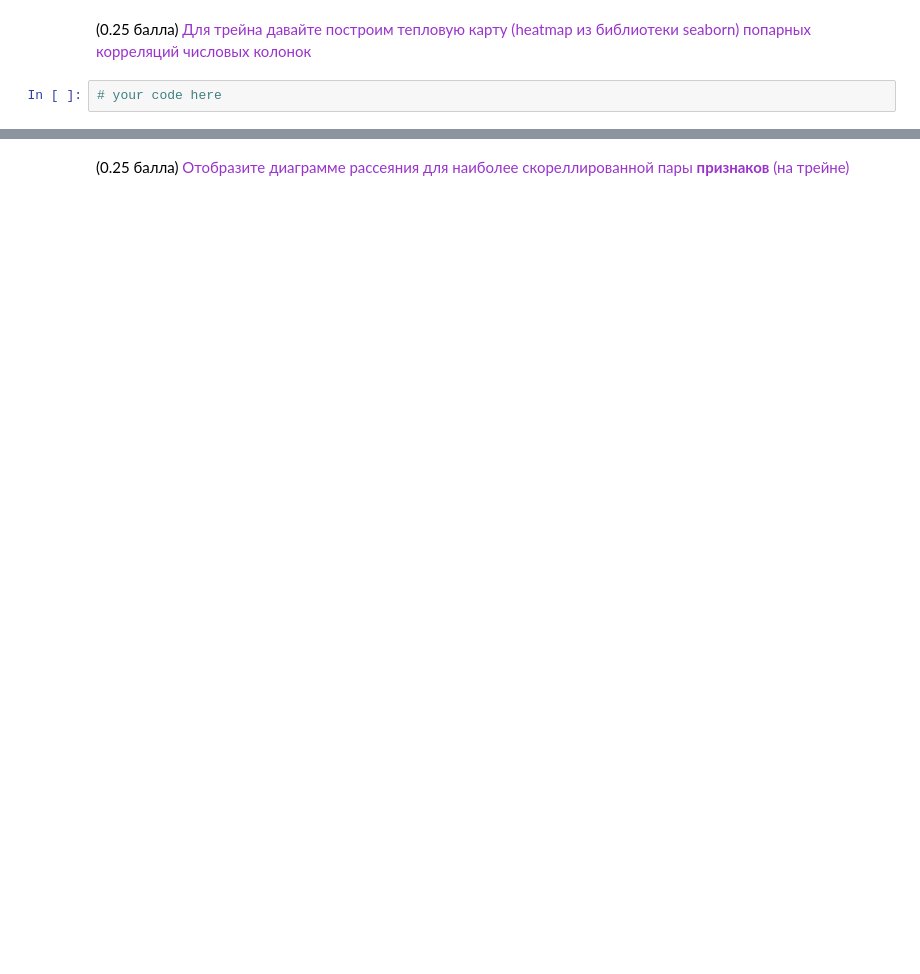
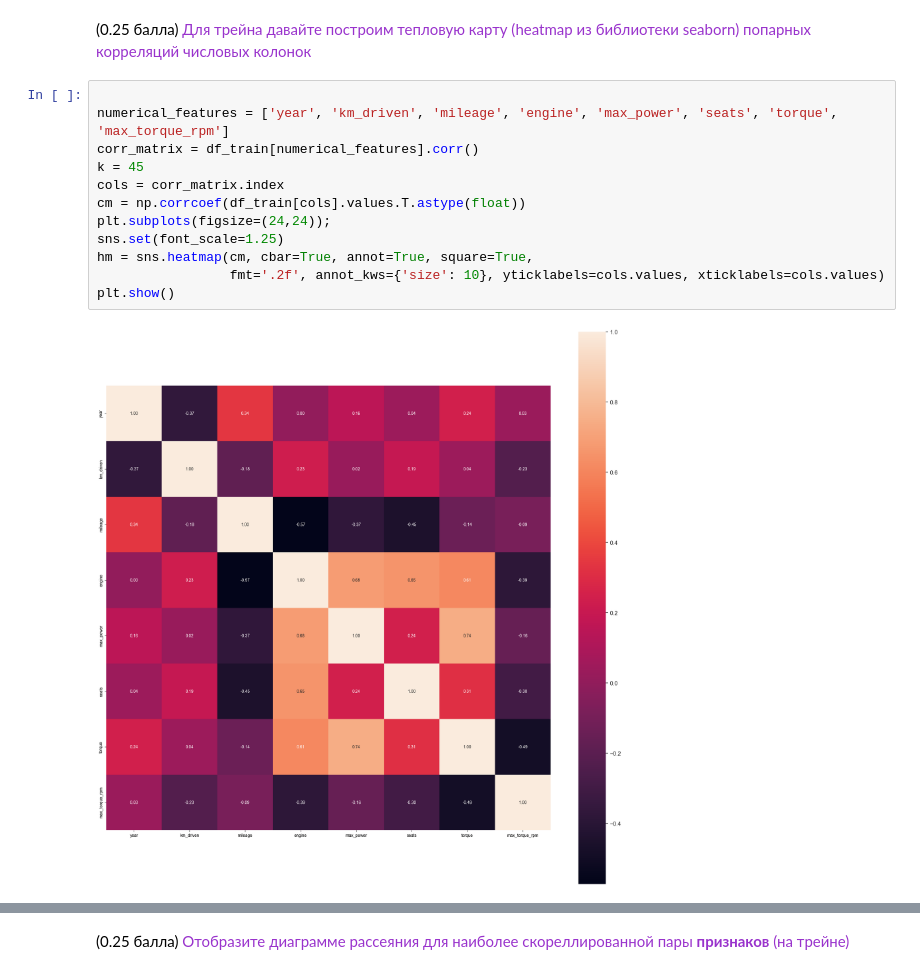
Before and after one commit to olegoid/MLDS_ML_2022, a Jupyter notebook: Hometasks/HT1/HW1_Regression_with_inference.ipynb, the cells around one changed output, grey strips where cells are left out. Saved outputs shown, nothing was run; the diff lists cells and outputs as text; blank space fills up the shorter version.

```diff
--- a/Hometasks/HT1/HW1_Regression_with_inference.ipynb
+++ b/Hometasks/HT1/HW1_Regression_with_inference.ipynb
@@ -335,7 +430,19 @@ print("<Место для ответа на вопрос про seats>")
 # %% [markdown]
 (0.25 балла) <font color='#9933CC'>Для трейна давайте построим тепловую карту (heatmap из библиотеки seaborn) попарных корреляций числовых колонок</font>
-# %%
-# your code here
+# %%
+
+numerical_features = ['year', 'km_driven', 'mileage', 'engine', 'max_power', 'seats', 'torque', 'max_torque_rpm']
+corr_matrix = df_train[numerical_features].corr()
+k = 45
+cols = corr_matrix.index
+cm = np.corrcoef(df_train[cols].values.T.astype(float))
+plt.subplots(figsize=(24,24));
+sns.set(font_scale=1.25)
+hm = sns.heatmap(cm, cbar=True, annot=True, square=True,
+                 fmt='.2f', annot_kws={'size': 10}, yticklabels=cols.values, xticklabels=cols.values)
+plt.show()
+# %% [output]
+[figure, added]
 # %% [markdown]
 Ответьте, пожалуйста, на вопросы:
 * <font color='#FF6600'>Какие 2 признака наименее скоррелированы между собой?</font>
```
Also changed, not shown: parts of 22 cells of this notebook.
